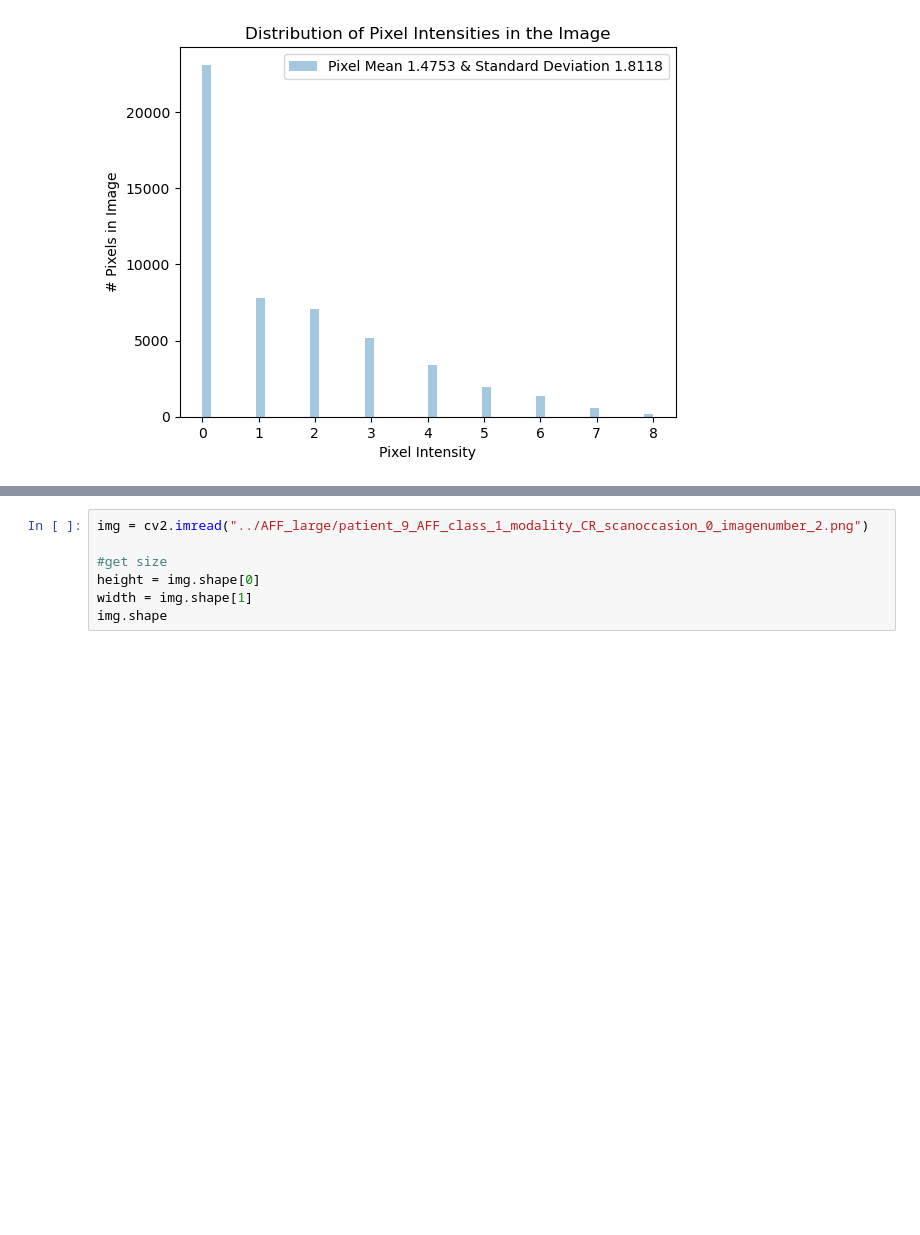
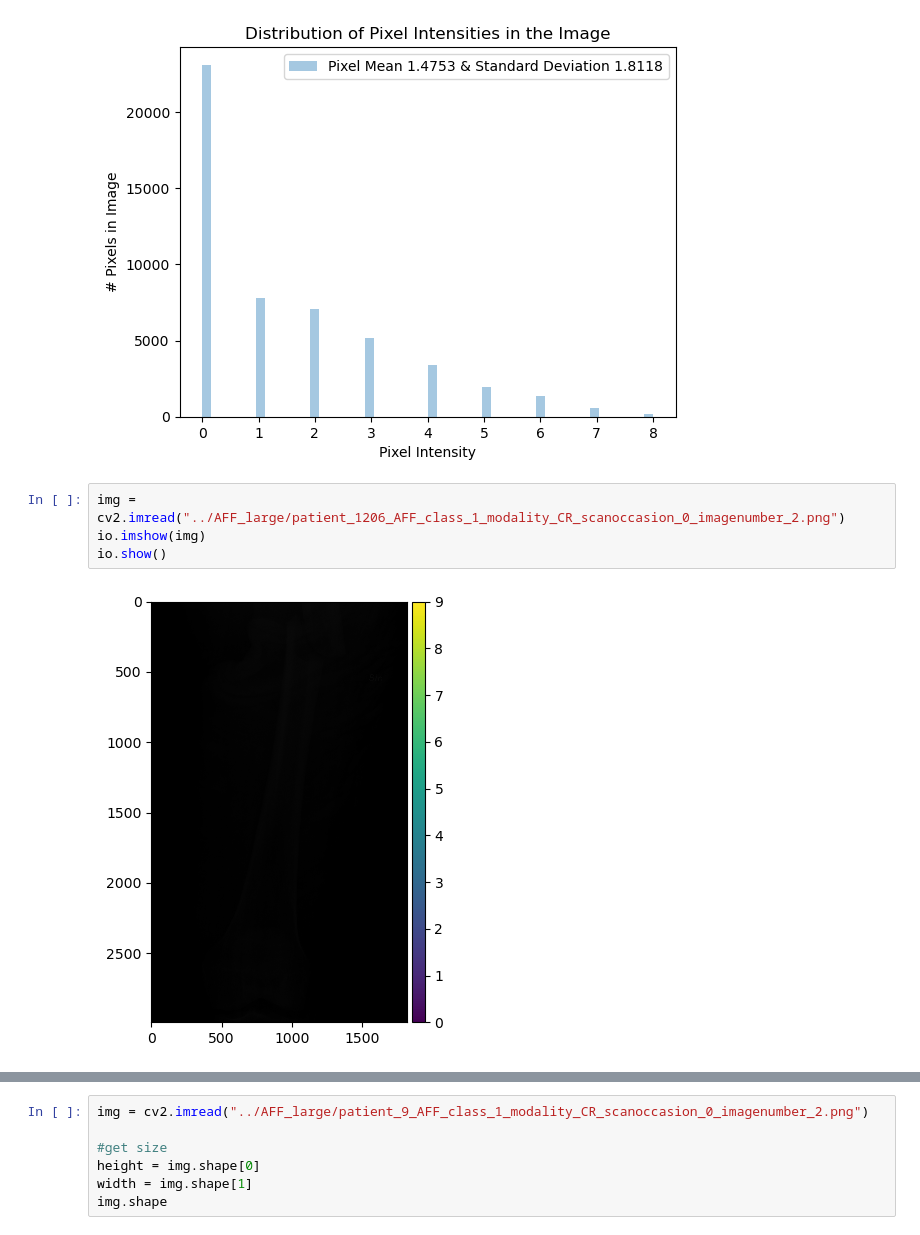
Before and after one commit to chayansraj/Vision-Transformer-Research, a Jupyter notebook: image_analysis.ipynb, the cells around one changed output, grey strips where cells are left out. Cells and saved outputs as stored; diff of their text form; blank space fills up the shorter version.

```diff
--- a/image_analysis.ipynb
+++ b/image_analysis.ipynb
@@ -125,4 +125,10 @@ https://gist.github.com/mwaskom/de44147ed2974457ad6372750bbe5751
   sns.distplot(resized.ravel(),
 Text(0, 0.5, '# Pixels in Image')
 [figure]
+# %%
+img = cv2.imread("../AFF_large/patient_1206_AFF_class_1_modality_CR_scanoccasion_0_imagenumber_2.png")
+io.imshow(img)
+io.show()
+# %% [output]
+[figure, added]
 # %%
```
Also changed, not shown: parts of 3 cells of this notebook.
